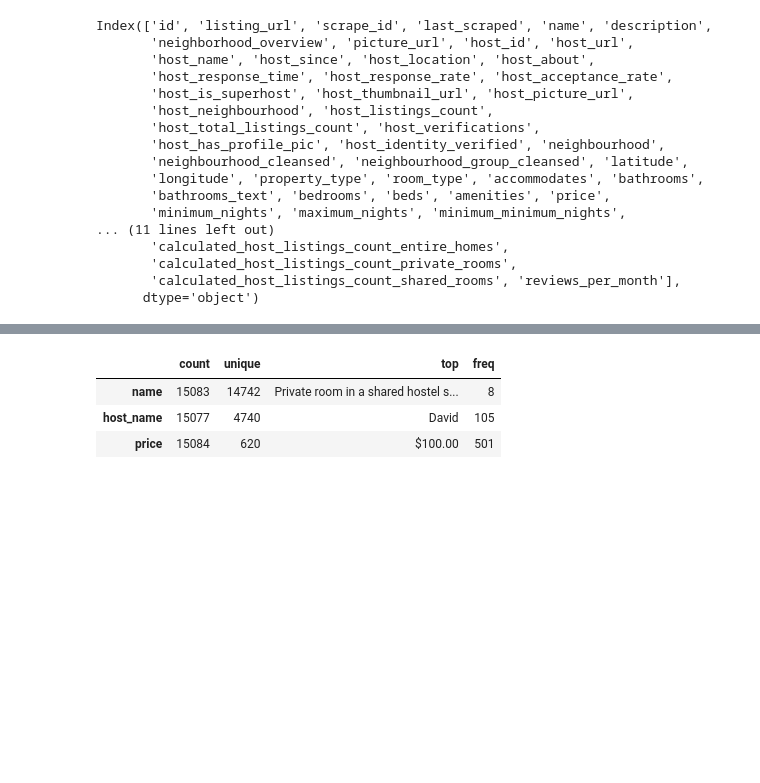
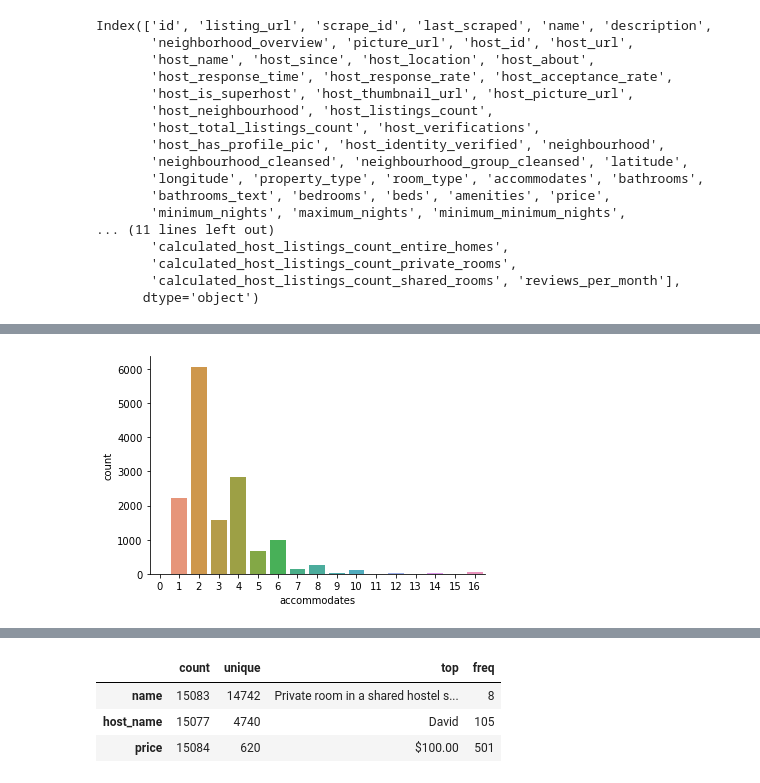
Before and after one commit to data301-2021-winter1/project-group11-project, a Jupyter notebook: notebooks/analysis3.ipynb, the cells around one changed output, grey strips where cells are left out. Saved outputs shown, nothing was run; the diff lists cells and outputs as text; code cells hidden in the pictures; blank space fills up the shorter version.

```diff
--- a/notebooks/analysis3.ipynb
+++ b/notebooks/analysis3.ipynb
@@ -109,3 +139,8 @@ sns.lmplot(x='review_scores_rating', y='review_scores_value', data=df)
+# %%
+sns.countplot(x='accommodates',data=df)
+sns.despine()
+# %% [output]
+[figure, added]
 # %%
 df.nunique(axis=0)
 df.describe().apply(lambda s: s.apply(lambda x: format(x, 'f')))
```
Also changed, not shown: parts of 48 cells of this notebook, 1 other file.
